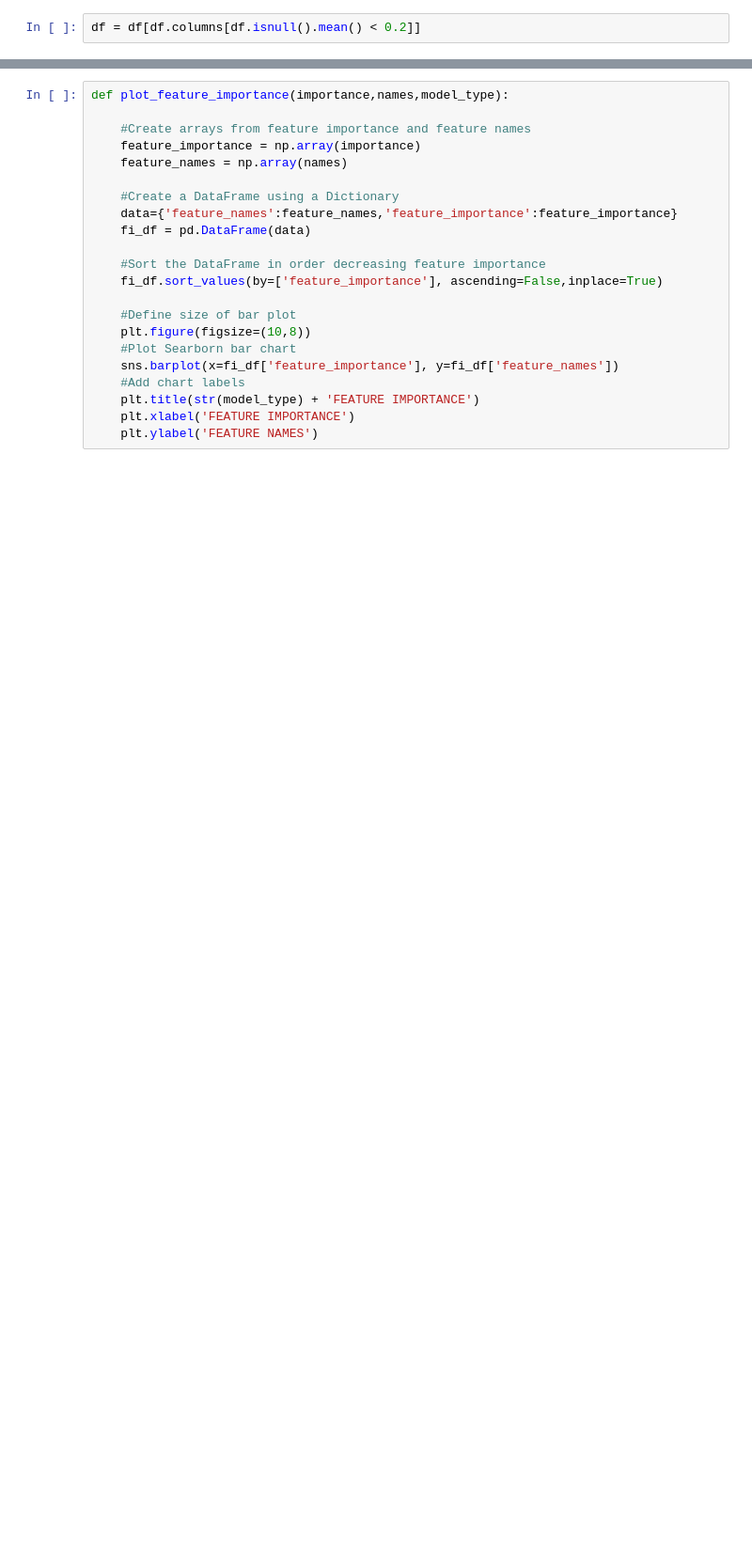
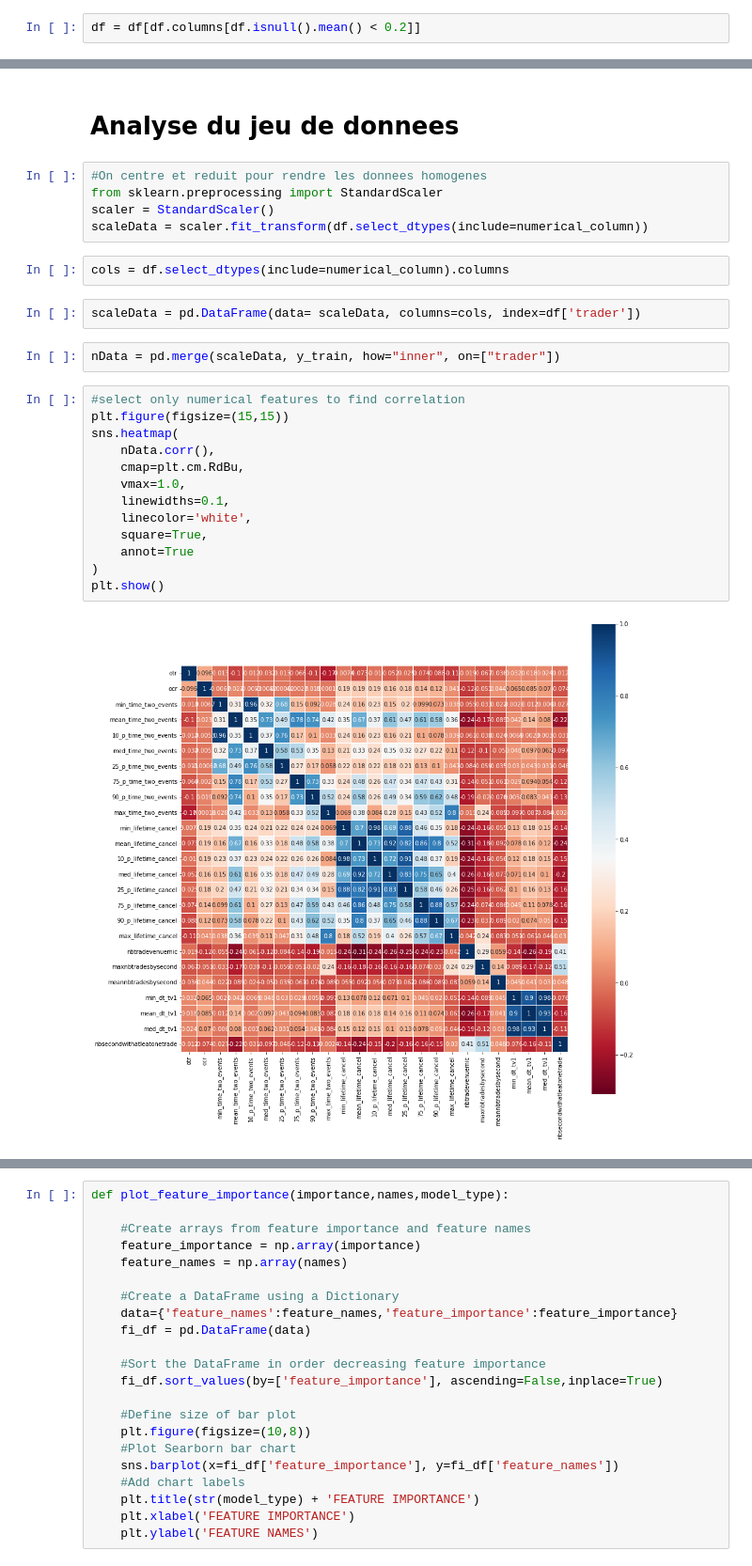
Before and after one commit to Valdi35/Detect-HFT-traders-Machine-learning-, a Jupyter notebook: HFT_machine_learning.ipynb, the cells around one changed output, grey strips where cells are left out. Shown: that part at 94% size. Saved outputs shown, nothing was run; the diff lists cells and outputs as text; blank space fills up the shorter version.

```diff
--- a/HFT_machine_learning.ipynb
+++ b/HFT_machine_learning.ipynb
@@ -374,0 +199,28 @@ TypeError: float() argument must be a string or a number, not 'method'
+# %% [markdown]
+# Analyse du jeu de donnees
+# %%
+#On centre et reduit pour rendre les donnees homogenes
+from sklearn.preprocessing import StandardScaler
+scaler = StandardScaler()
+scaleData = scaler.fit_transform(df.select_dtypes(include=numerical_column))
+# %%
+cols = df.select_dtypes(include=numerical_column).columns
+# %%
+scaleData = pd.DataFrame(data= scaleData, columns=cols, index=df['trader'])
+# %%
+nData = pd.merge(scaleData, y_train, how="inner", on=["trader"])
+# %%
+#select only numerical features to find correlation
+plt.figure(figsize=(15,15))
+sns.heatmap(
+    nData.corr(),
+    cmap=plt.cm.RdBu,
+    vmax=1.0,
+    linewidths=0.1,
+    linecolor='white',
+    square=True,
+    annot=True
+)
+plt.show()
+# %% [output]
+[figure, added]
```
Also changed, not shown: parts of 60 cells of this notebook.
